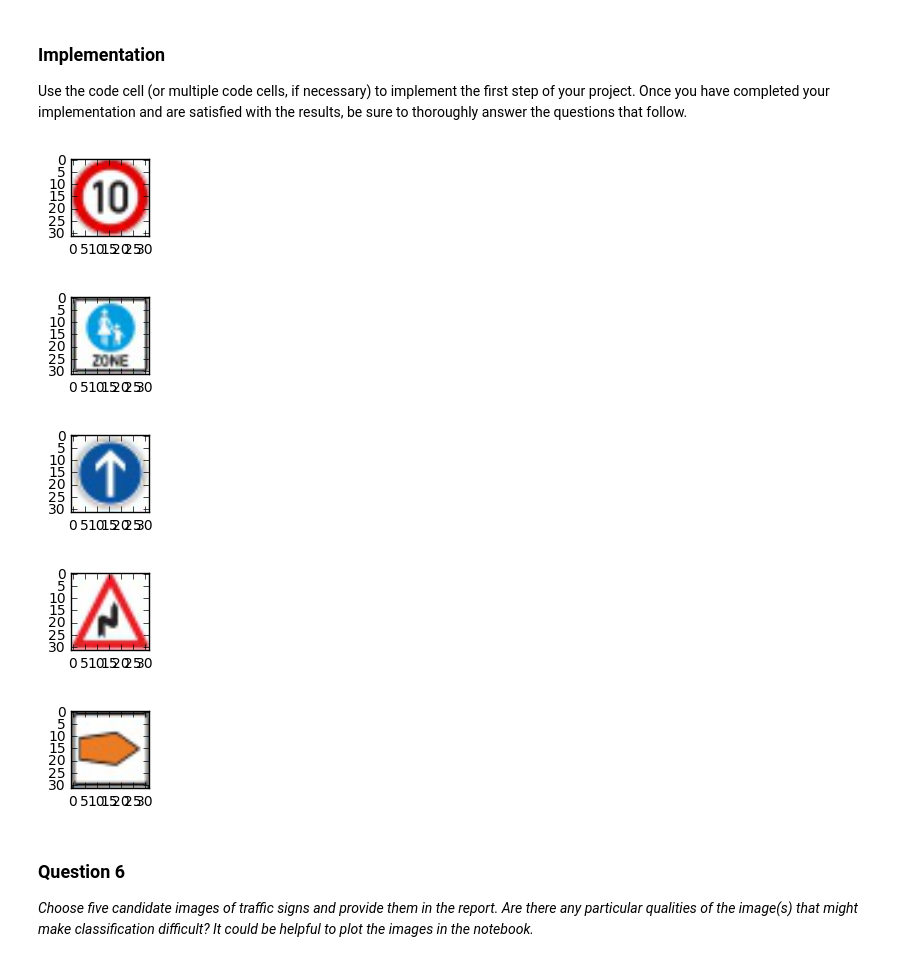
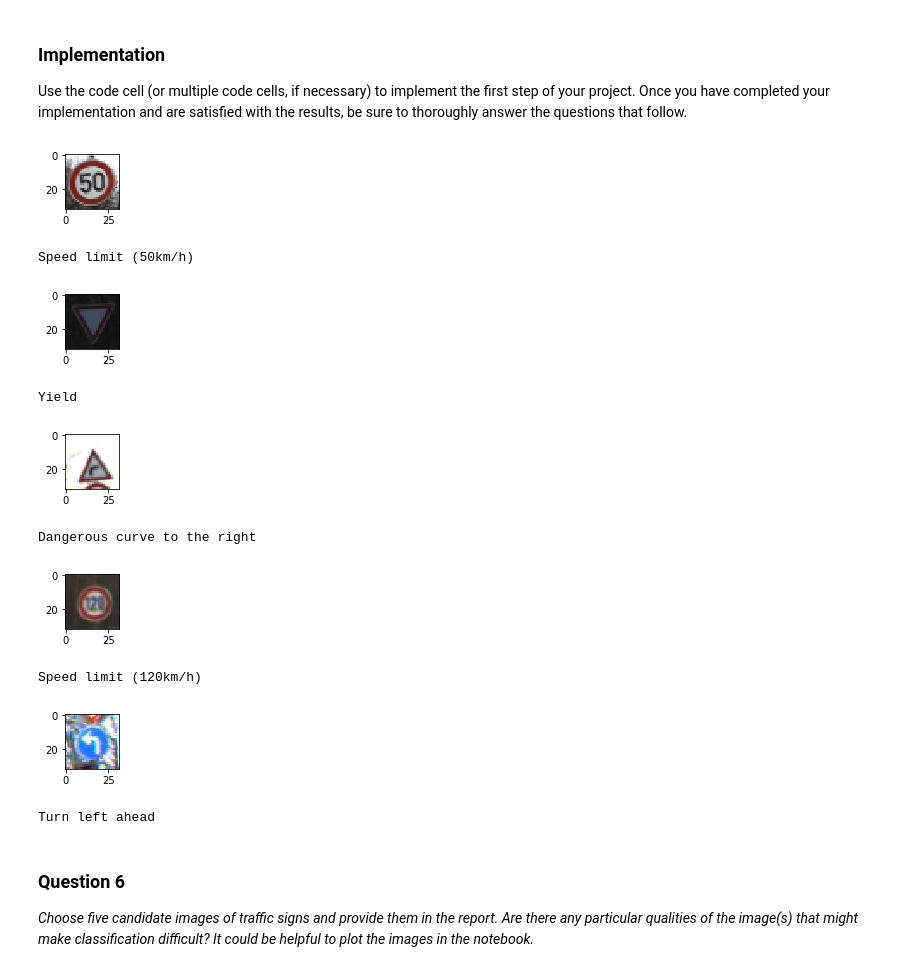
Before and after one commit to fera0013/CarND-Traffic-Sign-Classifier-Project, a Jupyter notebook: Traffic_Sign_Classifier.ipynb, the cells around one changed output. Drawn from its saved outputs; the diff is of its cells as text; code cells hidden in the pictures.

Commit message:
Changes for 1st resubmission
- Dropout added
- test images replaced by test image from test.p

```diff
--- a/Traffic_Sign_Classifier.ipynb
+++ b/Traffic_Sign_Classifier.ipynb
@@ -172,7 +196,10 @@ The traffic sign dataset comes pre-packacked in a training and testing set. The
 ### Feel free to use as many code cells as needed.
 from tensorflow.contrib.layers import flatten
 
-def LeNet(x):
+DROPOUT = 0.5
+NO_DROPOUT = 1.
+
+def LeNet(x, dropout):
     # Hyperparameters
     mu = 0
     sigma = 0.1
@@ -180,17 +207,13 @@ def LeNet(x):
     conv1_W = tf.Variable(tf.truncated_normal(shape=(5, 5, 3, 6), mean = mu, stddev = sigma))
     conv1_b = tf.Variable(tf.zeros(6))
     conv1   = tf.nn.conv2d(x, conv1_W, strides=[1, 1, 1, 1], padding='VALID') + conv1_b
-
     conv1 = tf.nn.relu(conv1)
-
     conv1 = tf.nn.max_pool(conv1, ksize=[1, 2, 2, 1], strides=[1, 2, 2, 1], padding='VALID')
 
     conv2_W = tf.Variable(tf.truncated_normal(shape=(5, 5, 6, 16), mean = mu, stddev = sigma))
     conv2_b = tf.Variable(tf.zeros(16))
     conv2   = tf.nn.conv2d(conv1, conv2_W, strides=[1, 1, 1, 1], padding='VALID') + conv2_b
-
     conv2 = tf.nn.relu(conv2)
-
     conv2 = tf.nn.max_pool(conv2, ksize=[1, 2, 2, 1], strides=[1, 2, 2, 1], padding='VALID')
 
     fc0   = flatten(conv2)
@@ -198,14 +221,14 @@ def LeNet(x):
     fc1_W = tf.Variable(tf.truncated_normal(shape=(400, 120), mean = mu, stddev = sigma))
     fc1_b = tf.Variable(tf.zeros(120))
     fc1   = tf.matmul(fc0, fc1_W) + fc1_b
-
     fc1    = tf.nn.relu(fc1)
+    #fc1    = tf.nn.dropout(fc1, dropout)
 
     fc2_W  = tf.Variable(tf.truncated_normal(shape=(120, 84), mean = mu, stddev = sigma))
     fc2_b  = tf.Variable(tf.zeros(84))
     fc2    = tf.matmul(fc1, fc2_W) + fc2_b
-
     fc2    = tf.nn.relu(fc2)
+    fc2    = tf.nn.dropout(fc2, dropout)
 
     fc3_W  = tf.Variable(tf.truncated_normal(shape=(84, n_classes), mean = mu, stddev = sigma))
     fc3_b  = tf.Variable(tf.zeros(n_classes))
@@ -235,10 +258,11 @@ x = tf.placeholder(tf.float32, (None, 32, 32, 3))
 x = tf.nn.l2_normalize(x, 2, epsilon=1e-12, name=None)
 y = tf.placeholder(tf.int32, (None))
 one_hot_y = tf.one_hot(y, n_classes)
+keep_prob = tf.placeholder(tf.float32) #dropout (keep probability)
 
 rate = 0.001
 
-logits = LeNet(x)
+logits = LeNet(x, keep_prob)
 cross_entropy = tf.nn.softmax_cross_entropy_with_logits(logits, one_hot_y)
 loss_operation = tf.reduce_mean(cross_entropy)
 optimizer = tf.train.AdamOptimizer(learning_rate = rate)
@@ -253,7 +277,10 @@ def evaluate(X_data, y_data):
     sess = tf.get_default_session()
     for offset in range(0, num_examples, BATCH_SIZE):
         batch_x, batch_y = X_data[offset:offset+BATCH_SIZE], y_data[offset:offset+BATCH_SIZE]
-        accuracy = sess.run(accuracy_operation, feed_dict={x: batch_x, y: batch_y})
+        accuracy = sess.run(accuracy_operation, feed_dict={x: batch_x,
+                                                           y: batch_y,
+                                                           keep_prob: NO_DROPOUT})
+
         total_accuracy += (accuracy * len(batch_x))
     return total_accuracy / num_examples
 
@@ -269,7 +296,9 @@ with tf.Session() as sess:
         for offset in range(0, num_examples, BATCH_SIZE):
             end = offset + BATCH_SIZE
             batch_x, batch_y = X_train[offset:end], y_train[offset:end]
-            sess.run(training_operation, feed_dict={x: batch_x, y: batch_y})
+            sess.run(training_operation, feed_dict={x: batch_x,
+                                                    y: batch_y,
+                                                    keep_prob: DROPOUT})
 
         validation_accuracy = evaluate(X_validation, y_validation)
         print("EPOCH {} ...".format(i+1))
@@ -326,24 +357,30 @@ Use the code cell (or multiple code cells, if necessary) to implement the first
 # %%
 ### Load the images and plot them here.
 ### Feel free to use as many code cells as needed.
 import matplotlib.pyplot as plt
 import matplotlib.image as mpimg
 #reading in sign images
 import os
-signs_subfolder="signs"
-test_signs=[mpimg.imread(os.path.join(signs_subfolder, file))
-            for file in os.listdir(signs_subfolder)
-            if file.endswith(".jpg")]
-for image in test_signs:
+import numpy
+numpy.random.seed(seed=44)
+test_sample_idx = np.random.choice(len(X_test), 5)
+
+for i in test_sample_idx:
     plt.figure(figsize=(1,1))
-    plt.imshow(image.squeeze())
+    plt.imshow(X_test[i].squeeze())
     plt.show()
+    print(sign_names_dict[str(y_test[i])])
 # %% [output]
-[figure, old version]
+[figure, new version]
+Speed limit (50km/h)
-[figure, old version]
+[figure, new version]
+Yield
-[figure, old version]
+[figure, new version]
+Dangerous curve to the right
-[figure, old version]
+[figure, new version]
+Speed limit (120km/h)
-[figure, old version]
+[figure, new version]
+Turn left ahead
 # %% [markdown]
 ### Question 6
 
```
Also changed, not shown: parts of 11 cells of this notebook, 6 other files.
